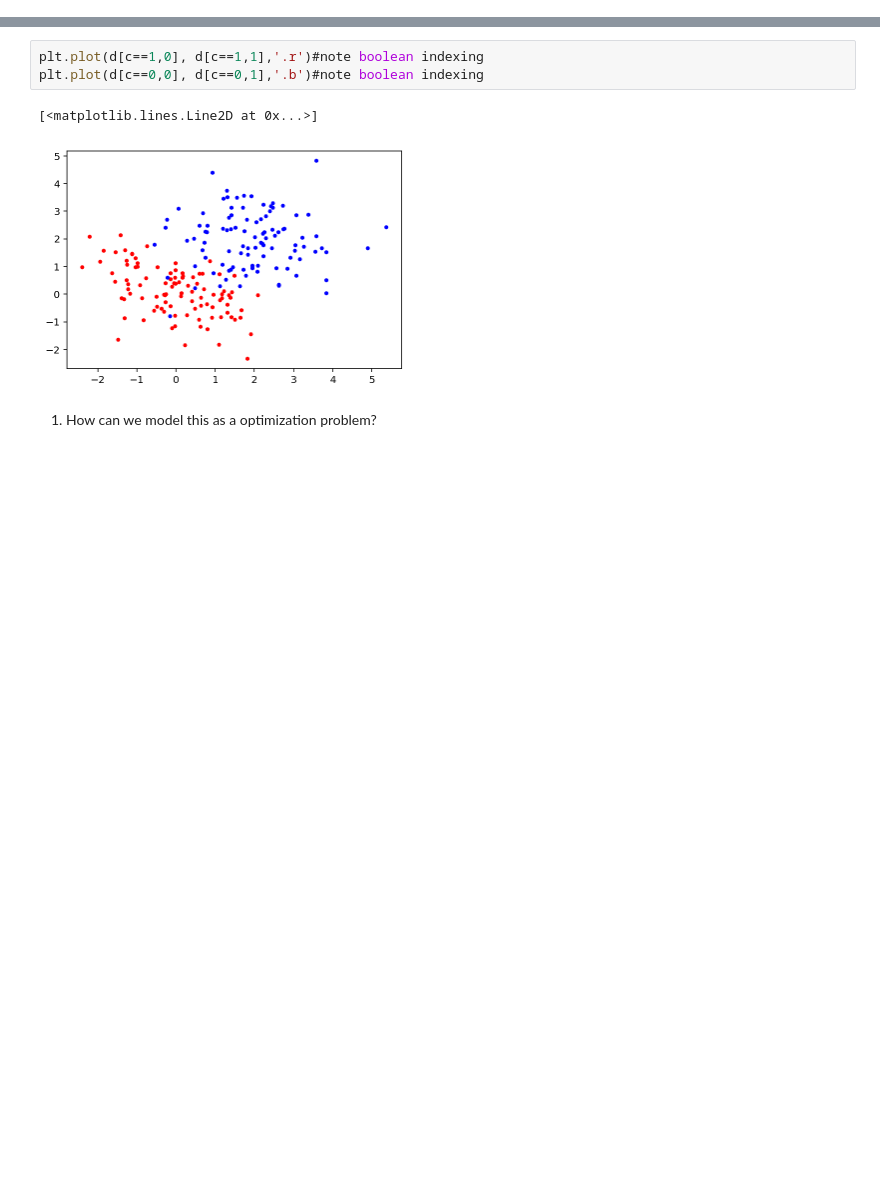
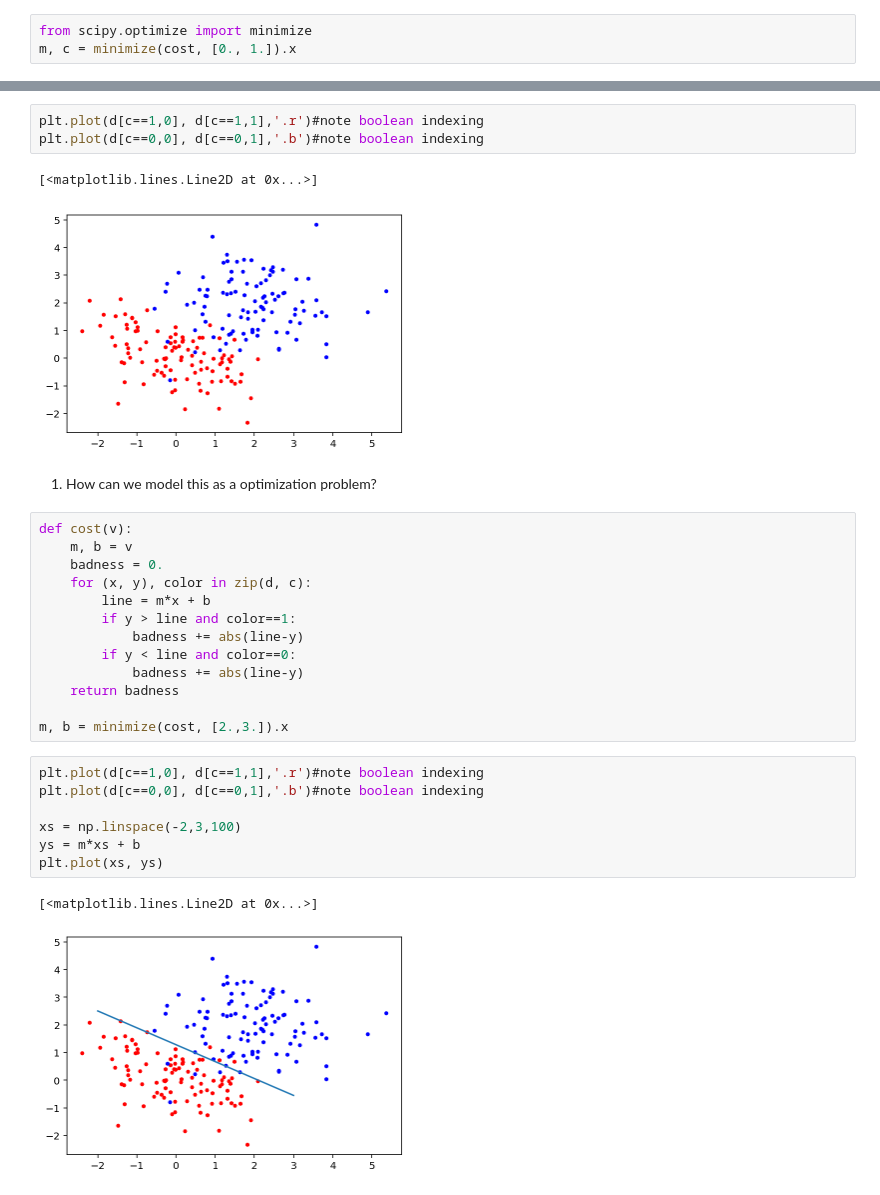
Before and after one commit to MUIC-Numerical-Methods-2018/Exercise-5, a Jupyter notebook: 05 Gradient Descent.ipynb, the cells around one changed output, grey strips where cells are left out. Drawn from its saved outputs; the diff is of its cells as text; blank space fills up the shorter version.

```diff
--- a/05 Gradient Descent.ipynb
+++ b/05 Gradient Descent.ipynb
@@ -219,3 +240,6 @@ plt.plot(dx,dy,'.r')
+# %%
+from scipy.optimize import minimize
+m, c = minimize(cost, [0., 1.]).x
 # %% [markdown]
 ### Separating Line.
 # %% [markdown]
@@ -252,3 +276,26 @@ plt.plot(d[c==0,0], d[c==0,1],'.b')#note boolean indexing
 [figure]
 # %% [markdown]
 1) How can we model this as a optimization problem?
+# %%
+def cost(v):
+    m, b = v
+    badness = 0.
+    for (x, y), color in zip(d, c):
+        line = m*x + b
+        if y > line and color==1:
+            badness += abs(line-y)
+        if y < line and color==0:
+            badness += abs(line-y)
+    return badness
+
+m, b = minimize(cost, [2.,3.]).x
+# %%
+plt.plot(d[c==1,0], d[c==1,1],'.r')#note boolean indexing
+plt.plot(d[c==0,0], d[c==0,1],'.b')#note boolean indexing
+
+xs = np.linspace(-2,3,100)
+ys = m*xs + b
+plt.plot(xs, ys)
+# %% [output]
+[<matplotlib.lines.Line2D at 0x...>]
+[figure, added]
```
Also changed, not shown: parts of 4 cells of this notebook.
